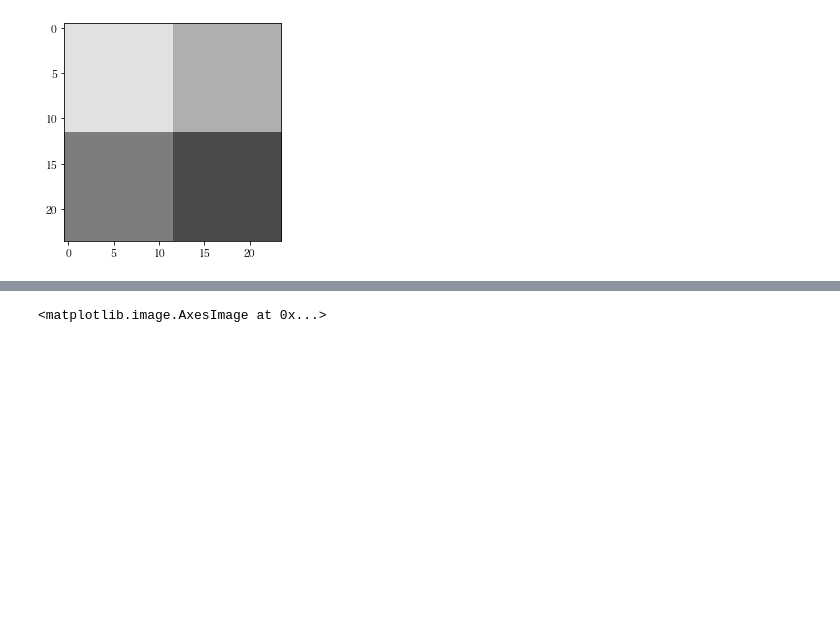
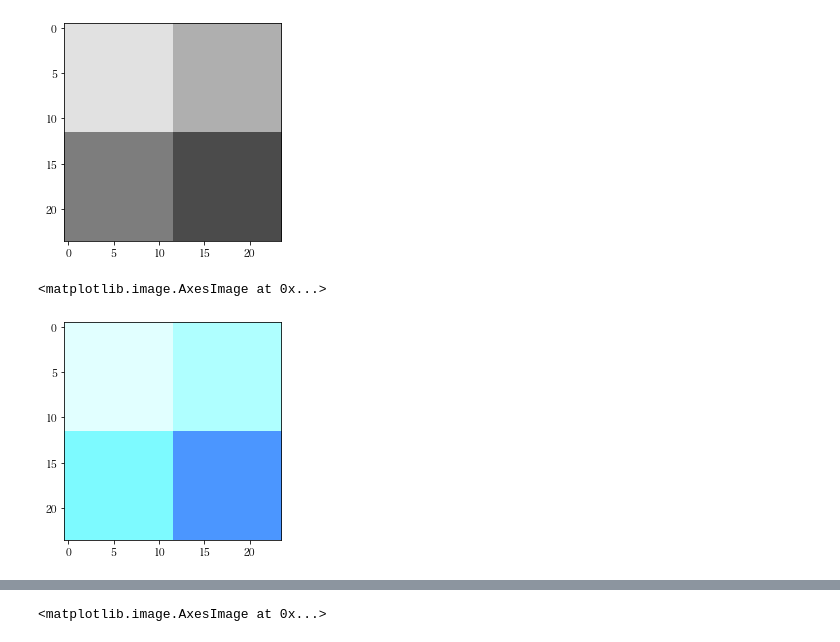
Before and after one commit to banbiossa/coding-the-matrix, a Jupyter notebook: notebooks/0.4_matrix.ipynb, the cells around one changed output, grey strips where cells are left out. Saved outputs shown, nothing was run; the diff lists cells and outputs as text; code cells hidden in the pictures; blank space fills up the shorter version.

```diff
--- a/notebooks/0.4_matrix.ipynb
+++ b/notebooks/0.4_matrix.ipynb
@@ -114,9 +117,4 @@ identity() * locations == locations
 True
 # %%
 locations2 = translation(1, 2) * locations
-# %%
-def show(mat=None):
-    if mat is None:
-        mat = identity()
-    return plt.imshow(mat2im(colors, mat * locations))
 # %%
@@ -124,3 +122,8 @@ show()
 # %% [output]
 <matplotlib.image.AxesImage at 0x...>
 [figure]
+# %%
+show(colors, locations, col_mat=scale_color(1, 2, 4))
+# %% [output]
+<matplotlib.image.AxesImage at 0x...>
+[figure, added]
```
Also changed, not shown: parts of 3 cells of this notebook, 2 other files.
